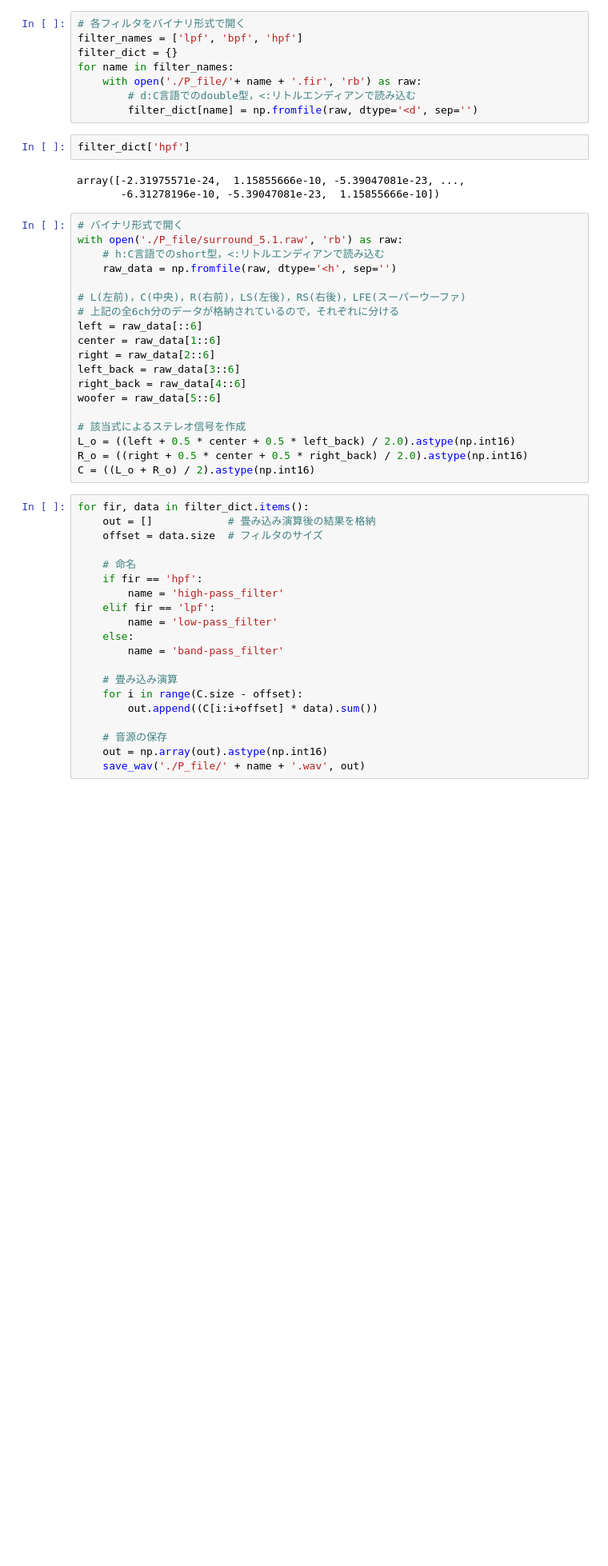
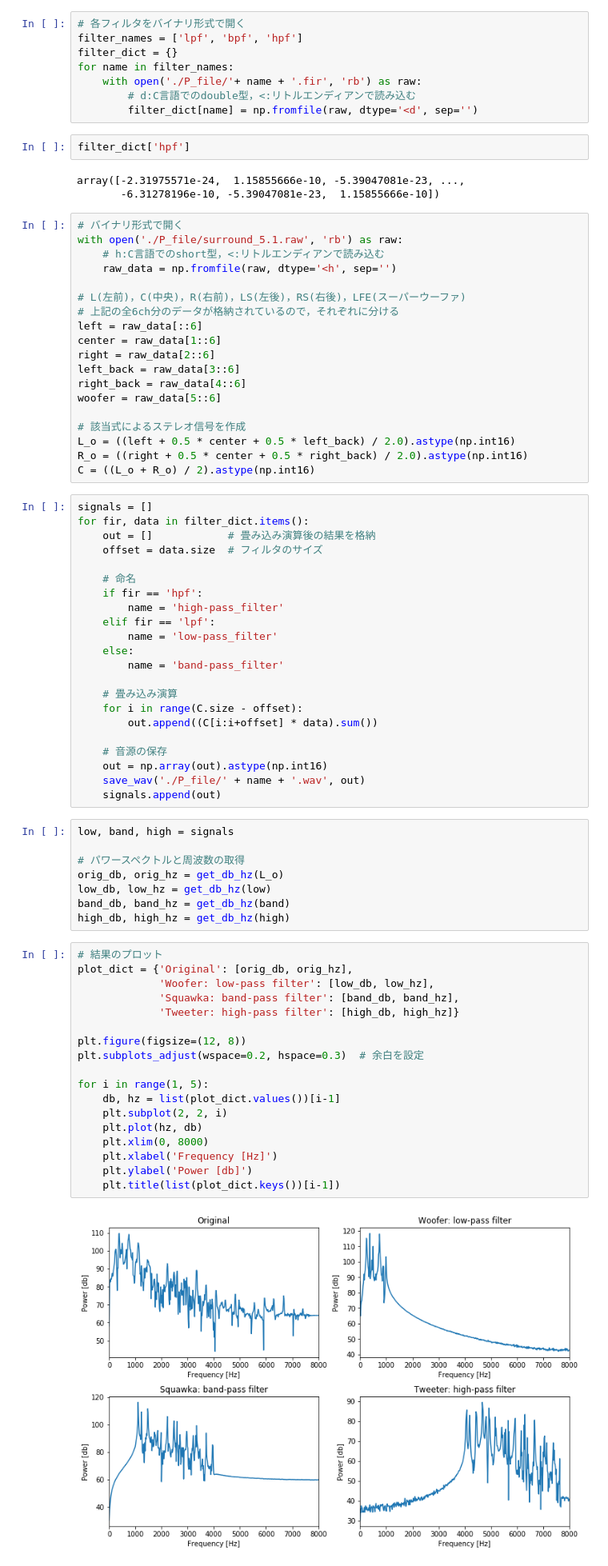
Before and after one commit to kargenk/sound_processing, a Jupyter notebook: filter_convolution.ipynb, the cells around one changed output. Shown at 80% size. Drawn from its saved outputs; the diff is of its cells as text; blank space fills up the shorter version.

Commit message:
[add] filter graph

```diff
--- a/filter_convolution.ipynb
+++ b/filter_convolution.ipynb
@@ -41,6 +41,7 @@ L_o = ((left + 0.5 * center + 0.5 * left_back) / 2.0).astype(np.int16)
 R_o = ((right + 0.5 * center + 0.5 * right_back) / 2.0).astype(np.int16)
 C = ((L_o + R_o) / 2).astype(np.int16)
 # %%
+signals = []
 for fir, data in filter_dict.items():
     out = []            # 畳み込み演算後の結果を格納
     offset = data.size  # フィルタのサイズ
@@ -60,3 +61,32 @@ for fir, data in filter_dict.items():
     # 音源の保存
     out = np.array(out).astype(np.int16)
     save_wav('./P_file/' + name + '.wav', out)
+    signals.append(out)
+# %%
+low, band, high = signals
+
+# パワースペクトルと周波数の取得
+orig_db, orig_hz = get_db_hz(L_o)
+low_db, low_hz = get_db_hz(low)
+band_db, band_hz = get_db_hz(band)
+high_db, high_hz = get_db_hz(high)
+# %%
+# 結果のプロット
+plot_dict = {'Original': [orig_db, orig_hz],
+             'Woofer: low-pass filter': [low_db, low_hz],
+             'Squawka: band-pass filter': [band_db, band_hz],
+             'Tweeter: high-pass filter': [high_db, high_hz]}
+
+plt.figure(figsize=(12, 8))
+plt.subplots_adjust(wspace=0.2, hspace=0.3)  # 余白を設定
+
+for i in range(1, 5):
+    db, hz = list(plot_dict.values())[i-1]
+    plt.subplot(2, 2, i)
+    plt.plot(hz, db)
+    plt.xlim(0, 8000)
+    plt.xlabel('Frequency [Hz]')
+    plt.ylabel('Power [db]')
+    plt.title(list(plot_dict.keys())[i-1])
+# %% [output]
+[figure, added]
```
Also changed, not shown: parts of 1 cell of this notebook.
